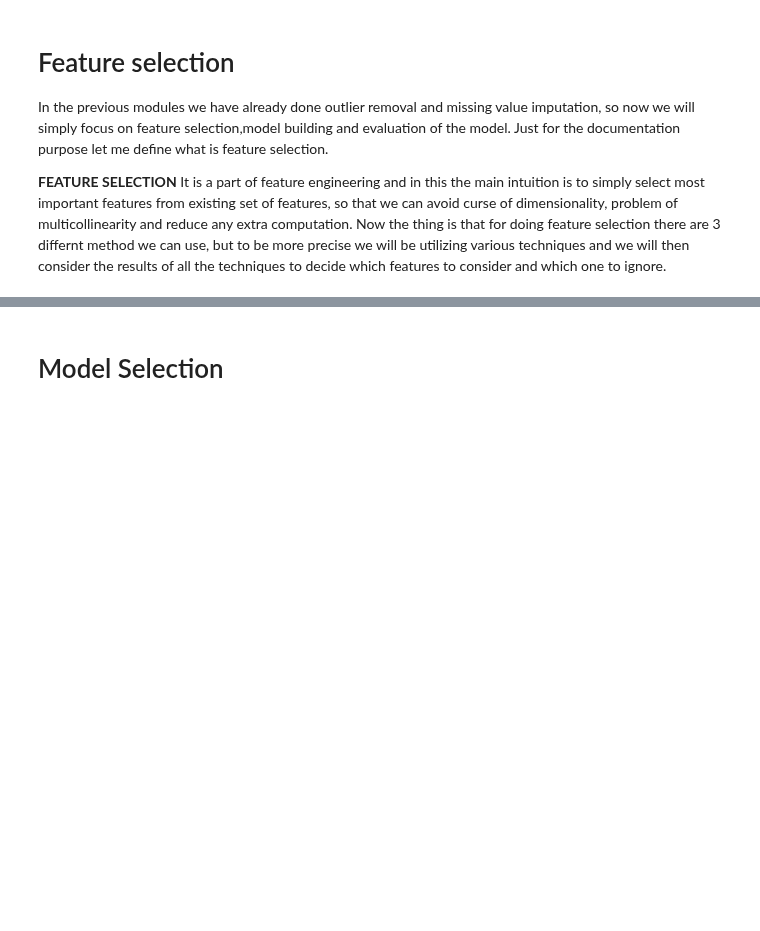
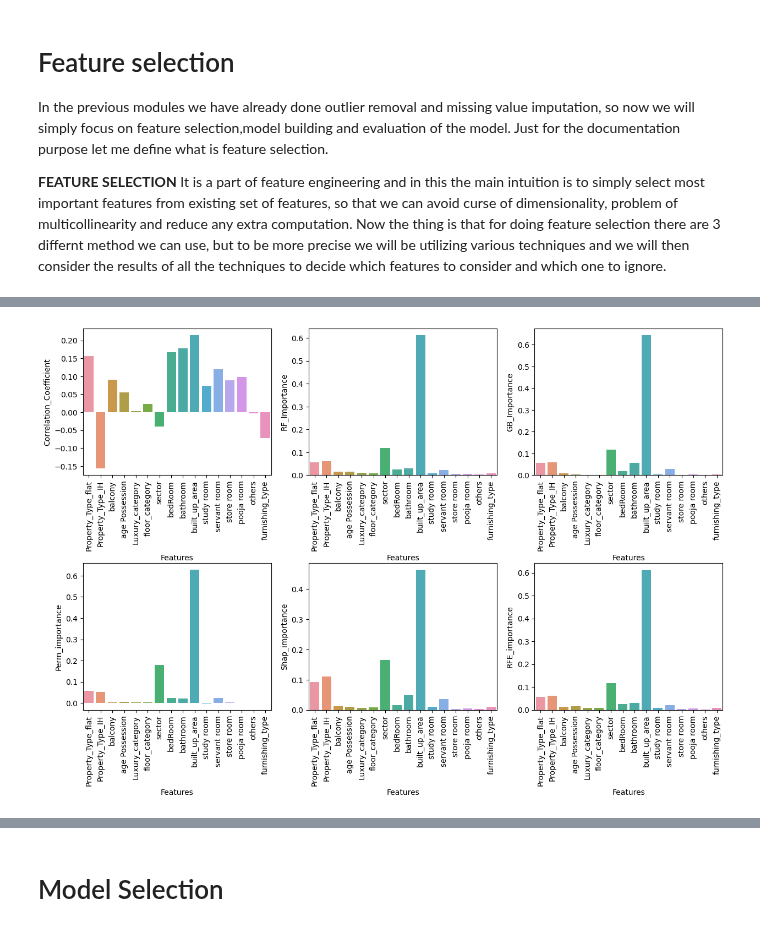
Before and after one commit to yuvraaj2002/AI_Projects, a Jupyter notebook: Find_Home.AI/Notebook_And_Dataset/Model_Building.ipynb, the cells around one changed output, grey strips where cells are left out. Cells and saved outputs as stored; diff of their text form; code cells hidden in the pictures; blank space fills up the shorter version.

Commit message:
Implemented feature selection techniques and also removed unnecessary features

```diff
--- a/Find_Home.AI/Notebook_And_Dataset/Model_Building.ipynb
+++ b/Find_Home.AI/Notebook_And_Dataset/Model_Building.ipynb
@@ -171,3 +180,4 @@ Cols_After_Processing = [
 
 # Again creating a dataframe for further analysis and feature selection
 X_train = pd.DataFrame(X_train,columns = Cols_After_Processing)
+X_test = pd.DataFrame(X_test,columns = Cols_After_Processing)
@@ -195,0 +306,10 @@ In the previous modules we have already done outlier removal and missing value i
+# %%
+explainer = shap.TreeExplainer(Rf_Model)
+shap_values = explainer.shap_values(X_train)
+
+# Summing the absolute SHAP values across all samples to get an overall measure of feature importance
+shap_sum = np.abs(shap_values).mean(axis=0)
+
+Shap_df = pd.DataFrame({'Features': X_train.columns,'Shap_importance': np.abs(shap_values).mean(axis=0)})
+Shap_df.sort_values(by='Shap_importance', inplace=True, ascending=False)
+Shap_df
@@ -195,0 +373,11 @@ In the previous modules we have already done outlier removal and missing value i
+# %%
+# Merging the results of all the techniques into single data frame
+FI_df = Corr_df.merge(Rf_Model_FI_df,on='Features').merge(Gb_Model_FI_df,on='Features').merge(Perm_importance_df,on='Features').merge(Shap_df,on='Features').merge(RFE_df,on='Features')
+
+# Extracting only the technique values
+FI_df_Results = FI_df[FI_df.columns[1:]]
+
+# Let's normalize the values
+FI_df_Results = FI_df_Results.divide(FI_df_Results.sum(axis=0), axis=1)
+FI_df_Results.insert(0,'Features',FI_df['Features'])
+FI_df_Results
@@ -195,0 +402,25 @@ In the previous modules we have already done outlier removal and missing value i
+# %%
+fig,ax = plt.subplots(2,3,figsize = (15,9))
+
+sns.barplot(x =FI_df_Results['Features'],y = FI_df_Results['Correlation_Coefficient'],ax = ax[0][0])
+ax[0][0].set_xticklabels(ax[0][0].get_xticklabels(), rotation=90)
+
+sns.barplot(x =FI_df_Results['Features'],y = FI_df_Results['RF_Importance'],ax = ax[0][1])
+ax[0][1].set_xticklabels(ax[0][1].get_xticklabels(), rotation=90)
+
+sns.barplot(x =FI_df_Results['Features'],y = FI_df_Results['GB_Importance'],ax = ax[0][2])
+ax[0][2].set_xticklabels(ax[0][2].get_xticklabels(), rotation=90)
+
+sns.barplot(x =FI_df_Results['Features'],y = FI_df_Results['Perm_importance'],ax = ax[1][0])
+ax[1][0].set_xticklabels(ax[1][0].get_xticklabels(), rotation=90)
+
+sns.barplot(x =FI_df_Results['Features'],y = FI_df_Results['Shap_importance'],ax = ax[1][1])
+ax[1][1].set_xticklabels(ax[1][1].get_xticklabels(), rotation=90)
+
+sns.barplot(x =FI_df_Results['Features'],y = FI_df_Results['RFE_importance'],ax = ax[1][2])
+ax[1][2].set_xticklabels(ax[1][2].get_xticklabels(), rotation=90)
+
+plt.subplots_adjust(hspace=0.6)
+plt.show()
+# %% [output]
+[figure, added]
```
Also changed, not shown: parts of 27 cells of this notebook.
